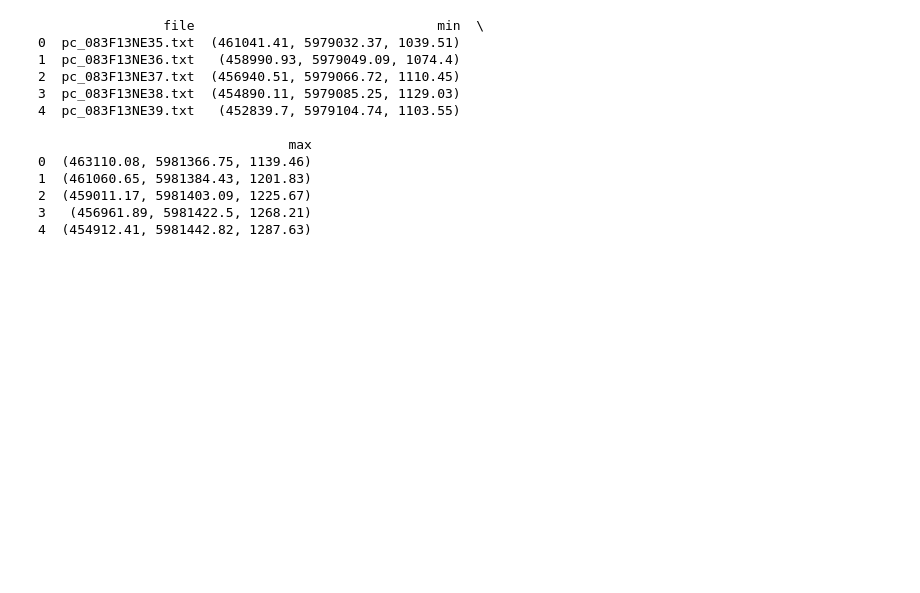
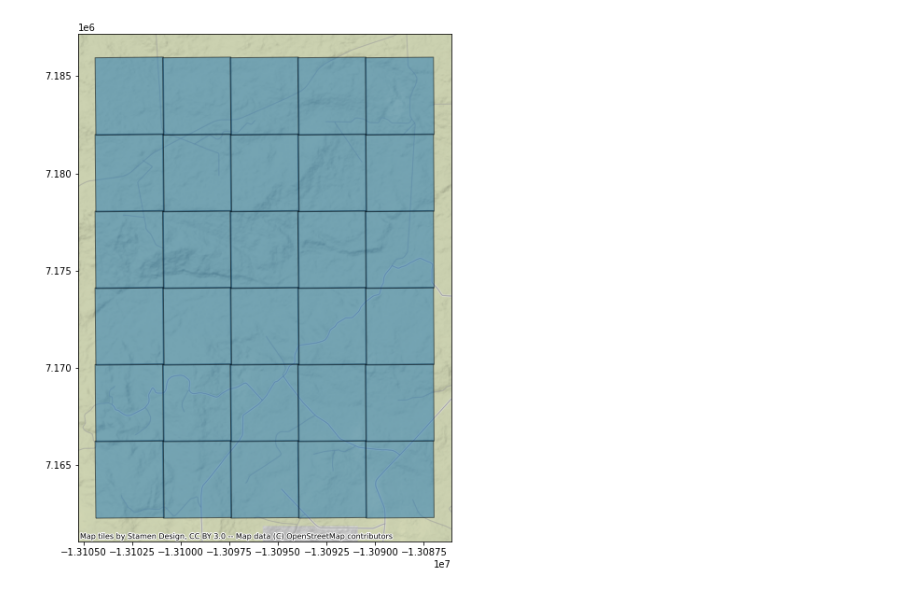
Before and after one commit to everettblakley/forest_change_detection, a Jupyter notebook: Fox Creek LAS Datasets.ipynb, the cells around one changed output. Saved outputs shown, nothing was run; the diff lists cells and outputs as text; code cells hidden in the pictures; blank space fills up the shorter version.

Commit message:
Making some plots

```diff
--- a/Fox Creek LAS Datasets.ipynb
+++ b/Fox Creek LAS Datasets.ipynb
@@ -13,9 +13,7 @@ info_files = []
 for file in las_files:
     name = file.split(".")[0]
     txt_file = name + ".txt"
-    if os.path.exists(os.path.join(src_dir, txt_file)):
-        print(f"Info file {txt_file} already exists")
-    else:
+    if not os.path.exists(os.path.join(src_dir, txt_file)):
         cmd = [
           las_info,
           "-i",
@@ -55,15 +35,21 @@ max_header = "max x y z:"
 
 extents = []
 
+def get_value_by_header(line, header):
+    index = line.find(header)
+    if index == -1:
+        return None
+    return tuple(float(v) for v in line[index+len(header):].strip().split(" "))
+
 for file in info_files:
     with open(os.path.join(src_dir, file), 'r') as info:
         extent = {"file": file, "min": [], "max": []}
         for line in info:
-            min_index = line.find(min_header)
-            if min_index != -1:
-                extent["min"] = tuple(float(v) for v in line[min_index+len(min_header):].strip().split(" "))
+            min_value = get_value_by_header(line, min_header)
+            if min_value:
+                extent["min"] = min_value
             else:
-                max_index = line.find(max_header)
-                if max_index != -1:
-                    extent["max"] = tuple(float(v) for v in line[max_index+len(max_header):].strip().split(" "))
+                max_value = get_value_by_header(line, max_header)
+                if max_value:
+                    extent["max"] = max_value
         extents.append(extent)
@@ -88,22 +56,25 @@ for file in info_files:
-# %%
-import pandas as pd
-import geopandas
-import matplotlib.pyplot as plt
-
-df = pd.DataFrame(extents)
-
-print(df.head())
-# %% [output]
-                file                               min  \
-0  pc_083F13NE35.txt  (461041.41, 5979032.37, 1039.51)
-1  pc_083F13NE36.txt   (458990.93, 5979049.09, 1074.4)
-2  pc_083F13NE37.txt  (456940.51, 5979066.72, 1110.45)
-3  pc_083F13NE38.txt  (454890.11, 5979085.25, 1129.03)
-4  pc_083F13NE39.txt   (452839.7, 5979104.74, 1103.55)
-
-                                max
-0  (463110.08, 5981366.75, 1139.46)
-1  (461060.65, 5981384.43, 1201.83)
-2  (459011.17, 5981403.09, 1225.67)
-3   (456961.89, 5981422.5, 1268.21)
-4  (454912.41, 5981442.82, 1287.63)
+# %%
+import pandas as pd
+import geopandas as gpd
+import matplotlib.pyplot as plt
+from shapely.geometry import Point, Polygon
+
+projection = "EPSG:2955" # NAD83 CSRS UTM 11N
+polygons = []
+for e in extents:
+    bottom_left = (e["min"][0], e["min"][1])
+    top_left = (e["min"][0], e["max"][1])
+    top_right = (e["max"][0], e["max"][1])
+    bottom_right = (e["max"][0], e["min"][1])
+    polygon = Polygon([bottom_left, top_left, top_right, bottom_right])
+    polygons.append(polygon)
+
+df = gpd.GeoDataFrame(geometry=gpd.GeoSeries(polygons), crs=projection)
+# %%
+import contextily as ctx
+df = df.to_crs(epsg=3857)
+ax = df.plot(figsize=(10,10), alpha=0.5, edgecolor='k')
+ctx.add_basemap(ax, )#source=ctx.providers.Esri.WorldImagery, zoom=7)
+# ctx.providers.Esri.keys()
+# %% [output]
+[figure, added]
```
Also changed, not shown: parts of 2 cells of this notebook, 1 other file.
